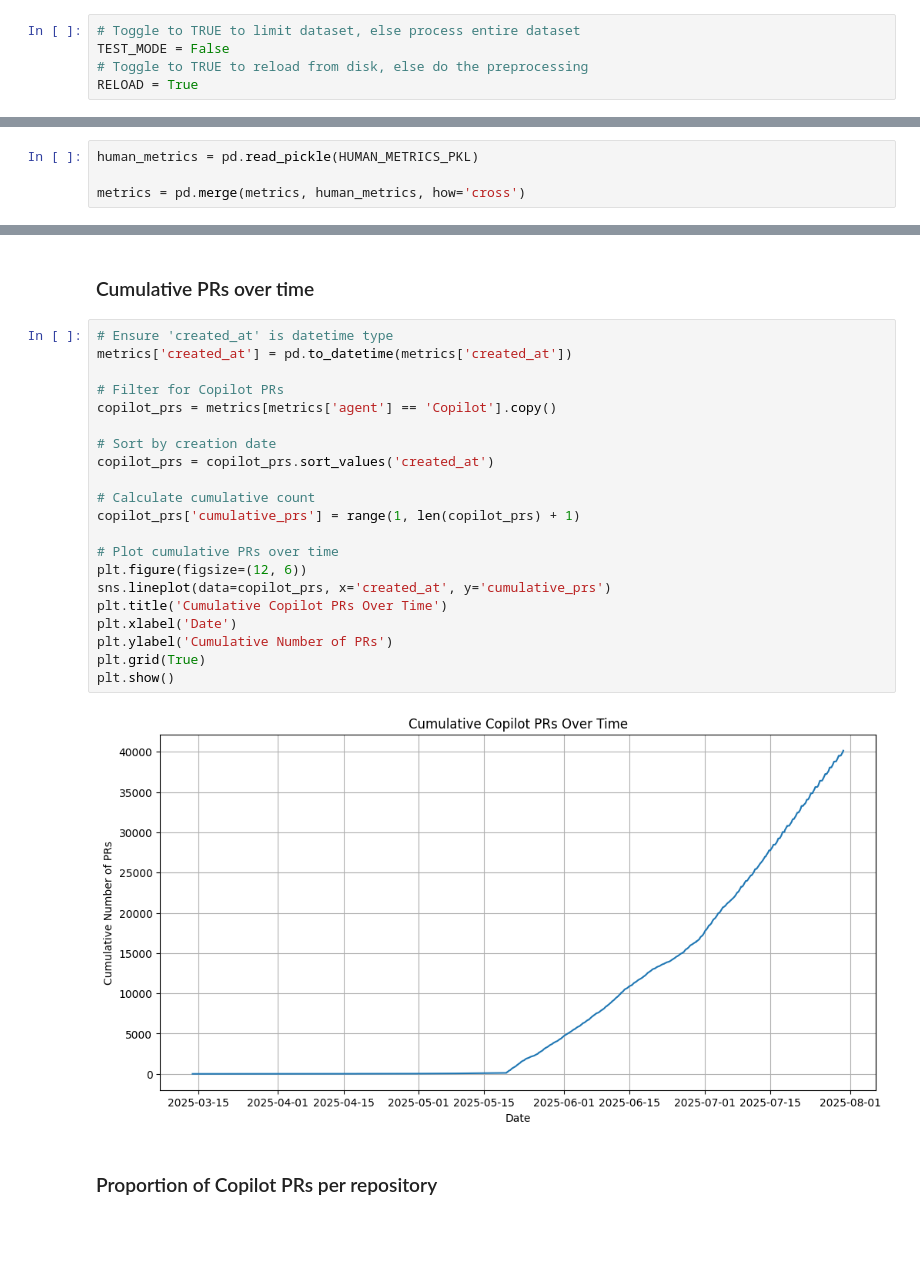
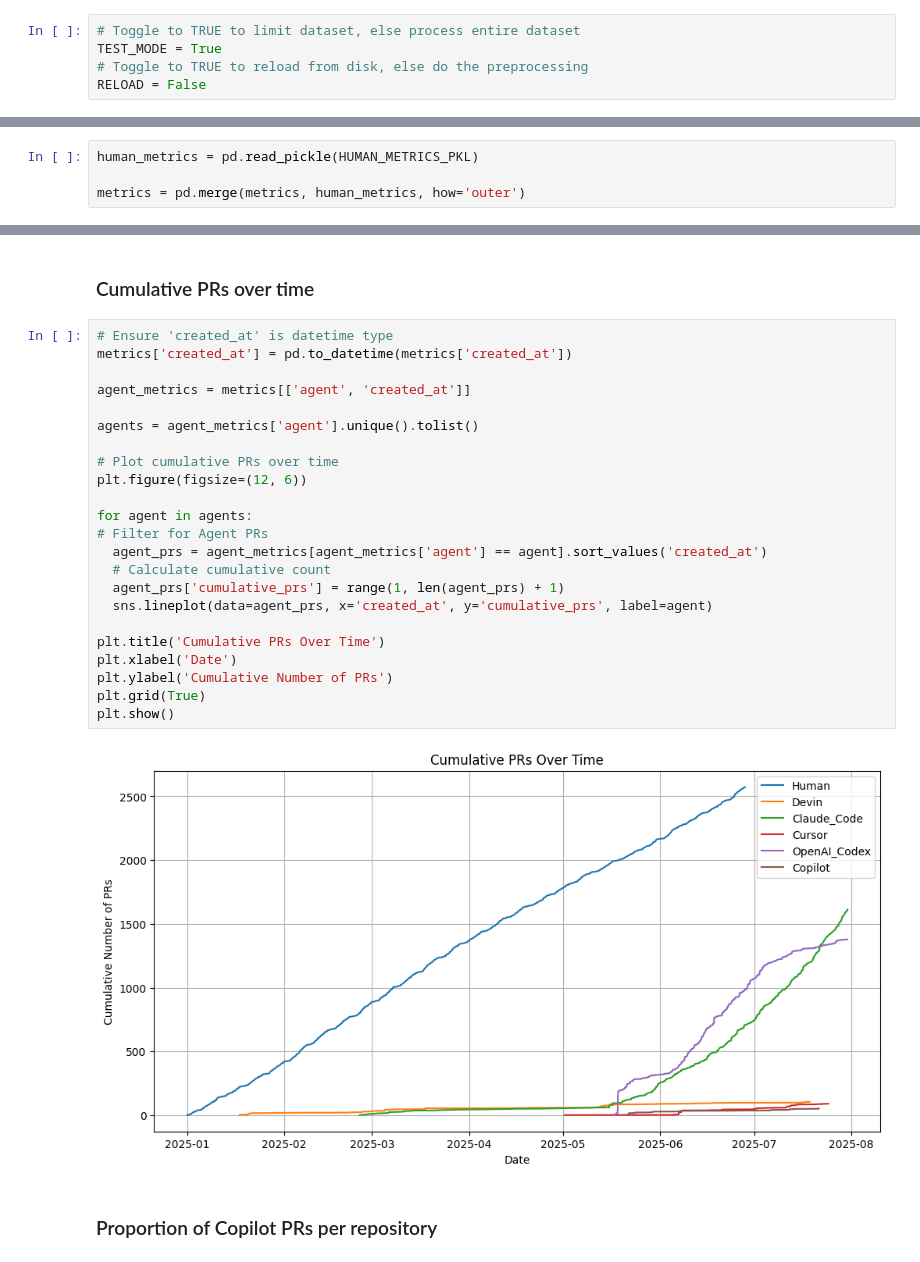
Before and after one commit to awjans/CopilotForPRsAdoption, a Jupyter notebook: scripts/AIDev.ipynb, the cells around one changed output, grey strips where cells are left out. Saved outputs shown, nothing was run; the diff lists cells and outputs as text; blank space fills up the shorter version.

```diff
--- a/scripts/AIDev.ipynb
+++ b/scripts/AIDev.ipynb
@@ -27,9 +27,9 @@
    * Identified **1,437 revisions** where developers **edited the AI-suggested content**.
 # %%
 # Toggle to TRUE to limit dataset, else process entire dataset
-TEST_MODE = False
+TEST_MODE = True
 # Toggle to TRUE to reload from disk, else do the preprocessing
-RELOAD = True
+RELOAD = False
 # %%
 from google.colab import drive
 drive.mount('/content/drive', force_remount=True)
@@ -901,7 +887,7 @@ These are all bots
 # %%
 human_metrics = pd.read_pickle(HUMAN_METRICS_PKL)
 
-metrics = pd.merge(metrics, human_metrics, how='cross')
+metrics = pd.merge(metrics, human_metrics, how='outer')
 # %% [markdown]
 # **Fifth**, Adoption Trend (RQ1)
 (RQ1) To what extent do developers use Copilot for PRs in the code review process?
@@ -931,26 +917,28 @@ Number of PRs per agent:
 # %%
 # Ensure 'created_at' is datetime type
 metrics['created_at'] = pd.to_datetime(metrics['created_at'])
 
-# Filter for Copilot PRs
-copilot_prs = metrics[metrics['agent'] == 'Copilot'].copy()
+agent_metrics = metrics[['agent', 'created_at']]
 
-# Sort by creation date
-copilot_prs = copilot_prs.sort_values('created_at')
-
-# Calculate cumulative count
-copilot_prs['cumulative_prs'] = range(1, len(copilot_prs) + 1)
+agents = agent_metrics['agent'].unique().tolist()
 
 # Plot cumulative PRs over time
 plt.figure(figsize=(12, 6))
-sns.lineplot(data=copilot_prs, x='created_at', y='cumulative_prs')
-plt.title('Cumulative Copilot PRs Over Time')
+
+for agent in agents:
+# Filter for Agent PRs
+  agent_prs = agent_metrics[agent_metrics['agent'] == agent].sort_values('created_at')
+  # Calculate cumulative count
+  agent_prs['cumulative_prs'] = range(1, len(agent_prs) + 1)
+  sns.lineplot(data=agent_prs, x='created_at', y='cumulative_prs', label=agent)
+
+plt.title('Cumulative PRs Over Time')
 plt.xlabel('Date')
 plt.ylabel('Cumulative Number of PRs')
 plt.grid(True)
 plt.show()
 # %% [output]
-[figure, old version]
+[figure, new version]
 # %% [markdown]
 ### Proportion of Copilot PRs per repository
 # %%
```
Also changed, not shown: parts of 21 cells of this notebook.
